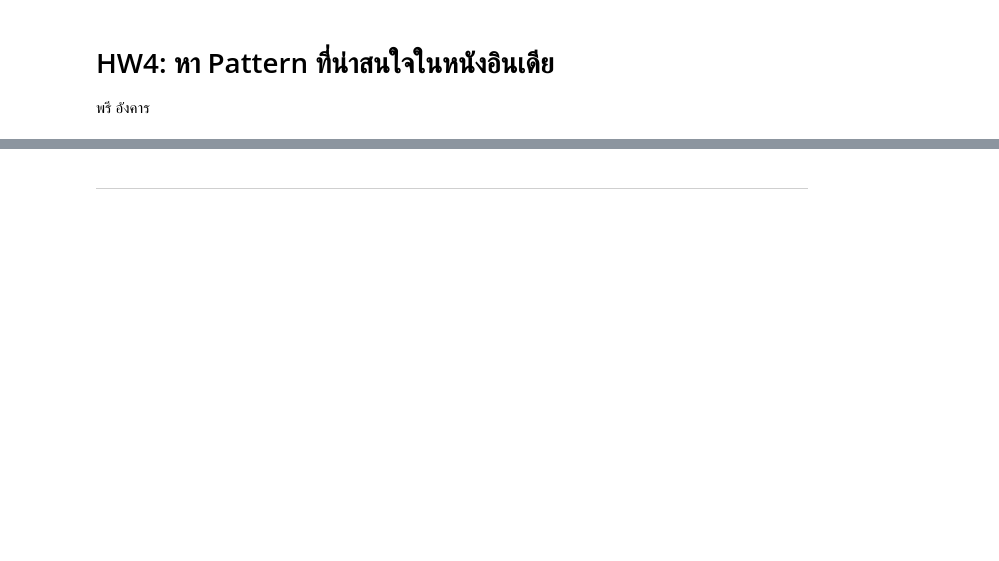
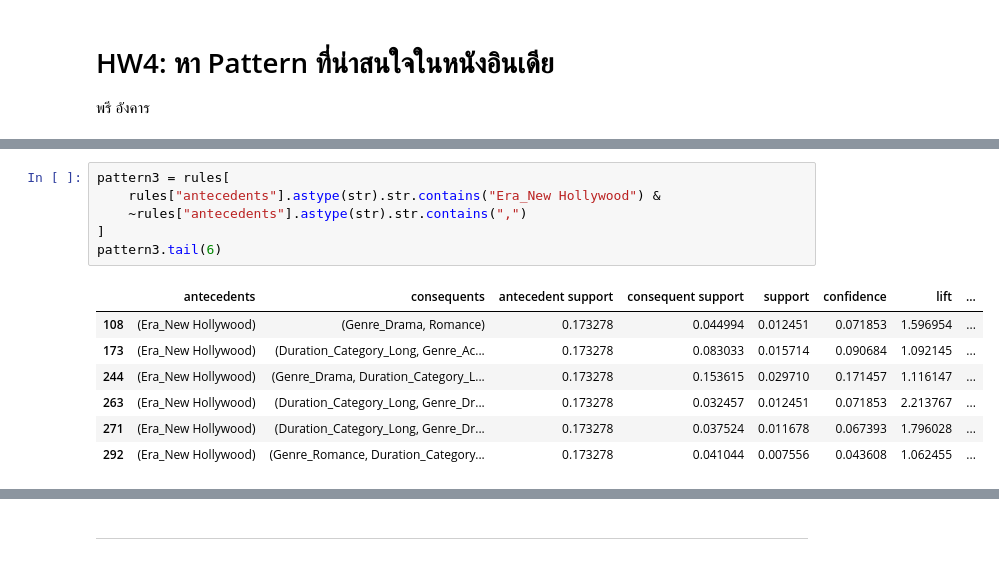
Before and after one commit to sasi-nk/BSC_DPDM2025, a Jupyter notebook: Ch4_Frequent_Patterns_(Association_Rules).ipynb, the cells around one changed output, grey strips where cells are left out. Saved outputs shown, nothing was run; the diff lists cells and outputs as text; blank space fills up the shorter version.

```diff
--- a/Ch4_Frequent_Patterns_(Association_Rules).ipynb
+++ b/Ch4_Frequent_Patterns_(Association_Rules).ipynb
@@ -1173,0 +1266,14 @@ rules[rules["antecedents"].astype(str).str.contains("Director")]
+# %%
+pattern3 = rules[
+    rules["antecedents"].astype(str).str.contains("Era_New Hollywood") &
+    ~rules["antecedents"].astype(str).str.contains(",")
+]
+pattern3.tail(6)
+# %% [output]
+|  | antecedents | consequents | antecedent support | consequent support | support | confidence | lift | ... |
+| 108 | (Era_New Hollywood) | (Genre_Drama, Romance) | 0.173278 | 0.044994 | 0.012451 | 0.071853 | 1.596954 | ... |
+| 173 | (Era_New Hollywood) | (Duration_Category_Long, Genre_Ac... | 0.173278 | 0.083033 | 0.015714 | 0.090684 | 1.092145 | ... |
+| 244 | (Era_New Hollywood) | (Genre_Drama, Duration_Category_L... | 0.173278 | 0.153615 | 0.029710 | 0.171457 | 1.116147 | ... |
+| 263 | (Era_New Hollywood) | (Duration_Category_Long, Genre_Dr... | 0.173278 | 0.032457 | 0.012451 | 0.071853 | 2.213767 | ... |
+| 271 | (Era_New Hollywood) | (Duration_Category_Long, Genre_Dr... | 0.173278 | 0.037524 | 0.011678 | 0.067393 | 1.796028 | ... |
+| 292 | (Era_New Hollywood) | (Genre_Romance, Duration_Category... | 0.173278 | 0.041044 | 0.007556 | 0.043608 | 1.062455 | ... |
```
Also changed, not shown: parts of 27 cells of this notebook.
